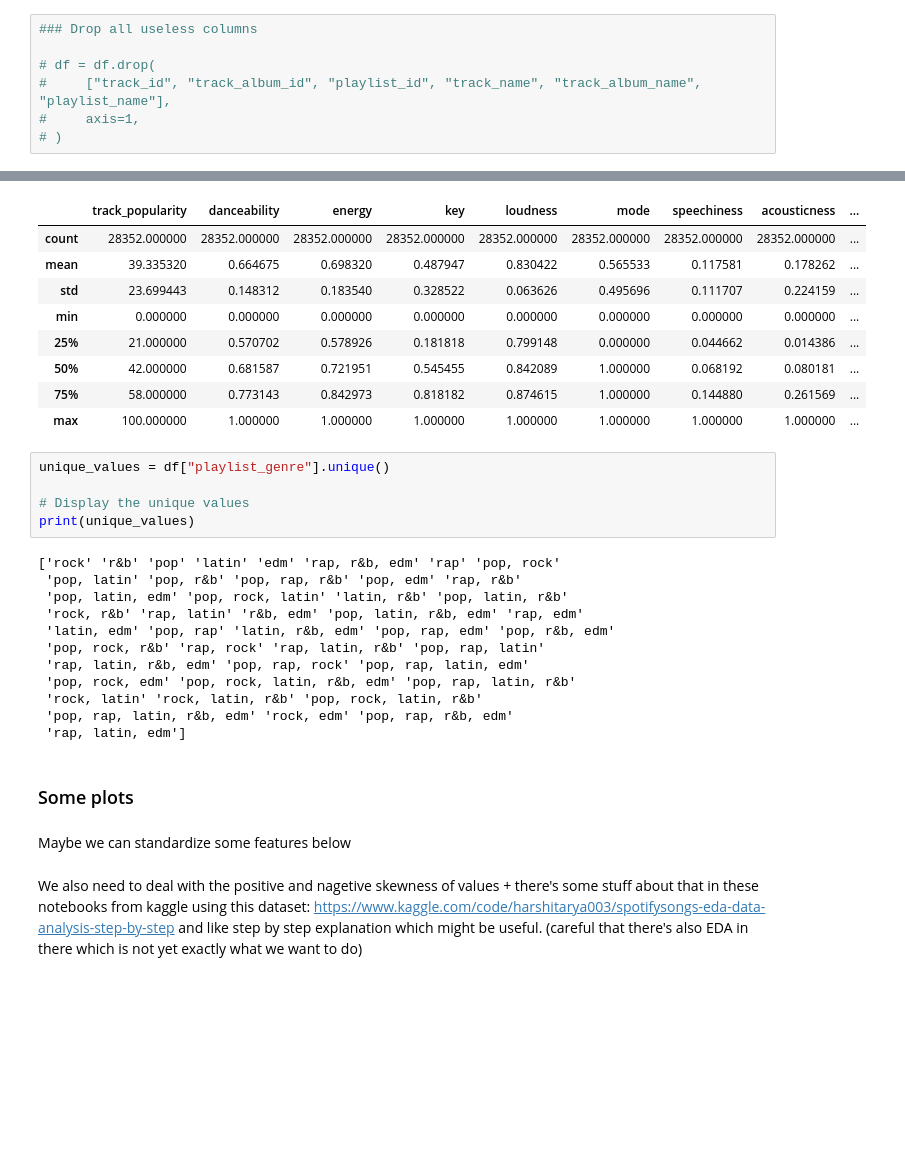
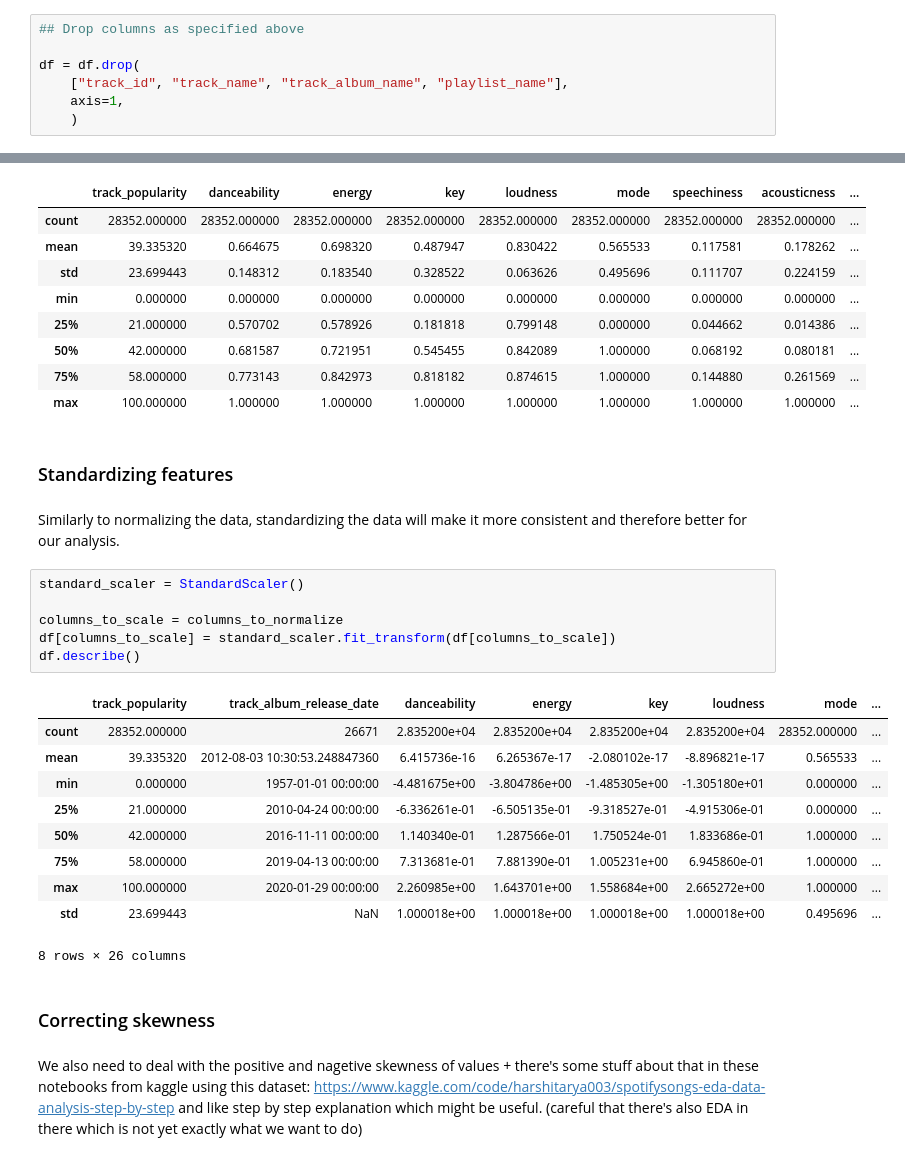
Before and after one commit to EliotAtlani/hit-predict, a Jupyter notebook: notebooks/pre-processing.ipynb, the cells around one changed output, grey strips where cells are left out. Drawn from its saved outputs; the diff is of its cells as text; blank space fills up the shorter version.

Commit message:
written analysis & standardizing

```diff
--- a/notebooks/pre-processing.ipynb
+++ b/notebooks/pre-processing.ipynb
@@ -245,8 +280,8 @@ Update: Actually now that I'm done with the rest, I think that it is fine to jus
 # %%
-### Drop all useless columns
+## Drop columns as specified above
 
-# df = df.drop(
-#     ["track_id", "track_album_id", "playlist_id", "track_name", "track_album_name", "playlist_name"],
-#     axis=1,
-# )
+df = df.drop(
+    ["track_id", "track_name", "track_album_name", "playlist_name"],
+    axis=1,
+    )
 # %% [markdown]
@@ -267,27 +304,29 @@ df.describe()
 | 50% | 42.000000 | 0.681587 | 0.721951 | 0.545455 | 0.842089 | 1.000000 | 0.068192 | 0.080181 | ... |
 | 75% | 58.000000 | 0.773143 | 0.842973 | 0.818182 | 0.874615 | 1.000000 | 0.144880 | 0.261569 | ... |
 | max | 100.000000 | 1.000000 | 1.000000 | 1.000000 | 1.000000 | 1.000000 | 1.000000 | 1.000000 | ... |
-# %%
-unique_values = df["playlist_genre"].unique()
-
-# Display the unique values
-print(unique_values)
-# %% [output]
-['rock' 'r&b' 'pop' 'latin' 'edm' 'rap, r&b, edm' 'rap' 'pop, rock'
- 'pop, latin' 'pop, r&b' 'pop, rap, r&b' 'pop, edm' 'rap, r&b'
- 'pop, latin, edm' 'pop, rock, latin' 'latin, r&b' 'pop, latin, r&b'
- 'rock, r&b' 'rap, latin' 'r&b, edm' 'pop, latin, r&b, edm' 'rap, edm'
- 'latin, edm' 'pop, rap' 'latin, r&b, edm' 'pop, rap, edm' 'pop, r&b, edm'
- 'pop, rock, r&b' 'rap, rock' 'rap, latin, r&b' 'pop, rap, latin'
- 'rap, latin, r&b, edm' 'pop, rap, rock' 'pop, rap, latin, edm'
- 'pop, rock, edm' 'pop, rock, latin, r&b, edm' 'pop, rap, latin, r&b'
- 'rock, latin' 'rock, latin, r&b' 'pop, rock, latin, r&b'
- 'pop, rap, latin, r&b, edm' 'rock, edm' 'pop, rap, r&b, edm'
- 'rap, latin, edm']
-# %% [markdown]
-### Some plots
-# %% [markdown]
-Maybe we can standardize some features below
+# %% [markdown]
+### Standardizing features
+# %% [markdown]
+Similarly to normalizing the data, standardizing the data will make it more consistent and therefore better for our analysis.
+# %%
+standard_scaler = StandardScaler()
+
+columns_to_scale = columns_to_normalize
+df[columns_to_scale] = standard_scaler.fit_transform(df[columns_to_scale])
+df.describe()
+# %% [output]
+|  | track_popularity | track_album_release_date | danceability | energy | key | loudness | mode | ... |
+| count | 28352.000000 | 26671 | 2.835200e+04 | 2.835200e+04 | 2.835200e+04 | 2.835200e+04 | 28352.000000 | ... |
+| mean | 39.335320 | 2012-08-03 10:30:53.248847360 | 6.415736e-16 | 6.265367e-17 | -2.080102e-17 | -8.896821e-17 | 0.565533 | ... |
+| min | 0.000000 | 1957-01-01 00:00:00 | -4.481675e+00 | -3.804786e+00 | -1.485305e+00 | -1.305180e+01 | 0.000000 | ... |
+| 25% | 21.000000 | 2010-04-24 00:00:00 | -6.336261e-01 | -6.505135e-01 | -9.318527e-01 | -4.915306e-01 | 0.000000 | ... |
+| 50% | 42.000000 | 2016-11-11 00:00:00 | 1.140340e-01 | 1.287566e-01 | 1.750524e-01 | 1.833686e-01 | 1.000000 | ... |
+| 75% | 58.000000 | 2019-04-13 00:00:00 | 7.313681e-01 | 7.881390e-01 | 1.005231e+00 | 6.945860e-01 | 1.000000 | ... |
+| max | 100.000000 | 2020-01-29 00:00:00 | 2.260985e+00 | 1.643701e+00 | 1.558684e+00 | 2.665272e+00 | 1.000000 | ... |
+| std | 23.699443 | NaN | 1.000018e+00 | 1.000018e+00 | 1.000018e+00 | 1.000018e+00 | 0.495696 | ... |
+8 rows × 26 columns
+# %% [markdown]
+### Correcting skewness
 # %% [markdown]
 We also need to deal with the positive and nagetive skewness of values + there's some stuff about that in these notebooks from kaggle using this dataset: https://www.kaggle.com/code/harshitarya003/spotifysongs-eda-data-analysis-step-by-step and like step by step explanation which might be useful. (careful that there's also EDA in there which is not yet exactly what we want to do)
 # %%
```
Also changed, not shown: parts of 24 cells of this notebook, 1 other file.
